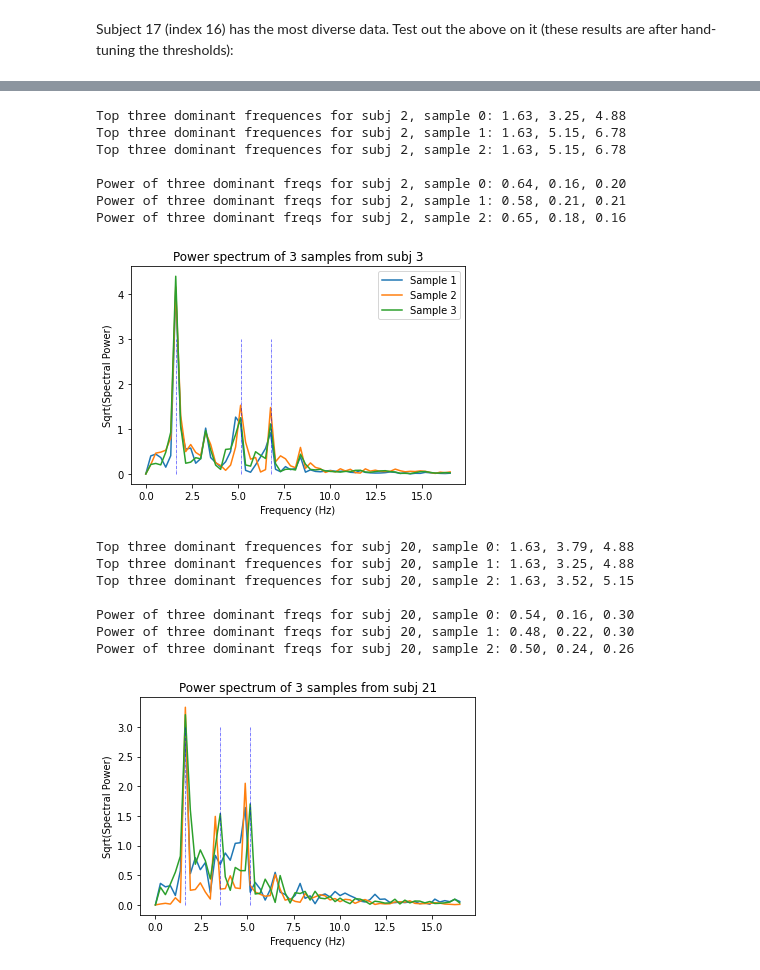
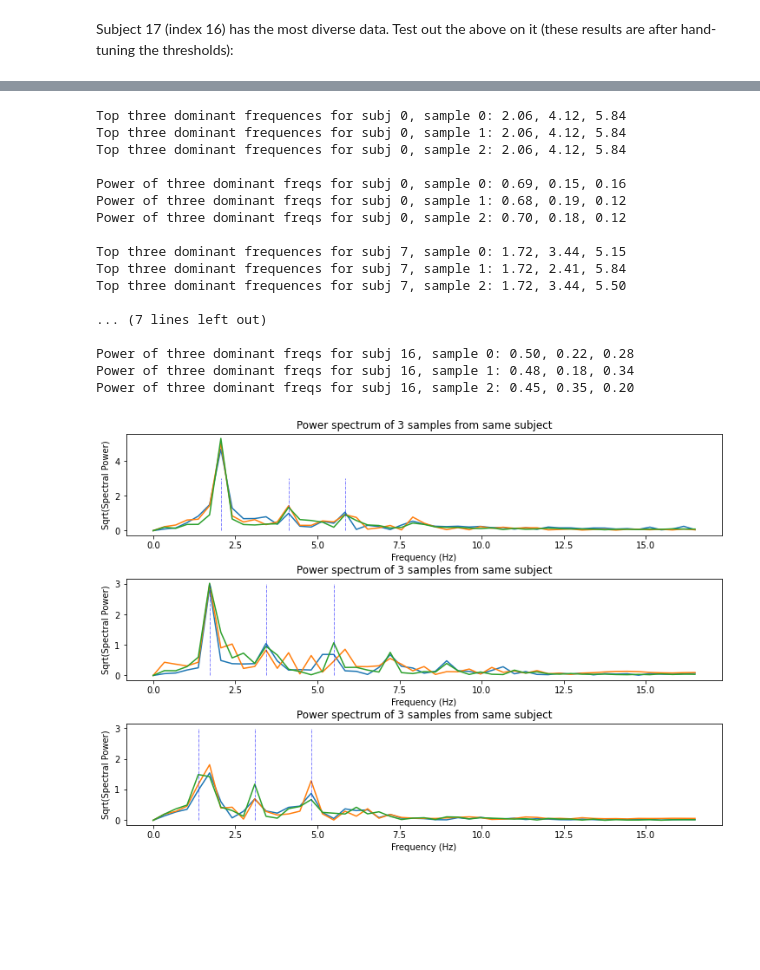
Before and after one commit to etotheipi/accelerometer_signal_proc, a Jupyter notebook: accelerometer_explore.ipynb, the cells around one changed output, grey strips where cells are left out. Cells and saved outputs as stored; diff of their text form; code cells hidden in the pictures; blank space fills up the shorter version.

```diff
--- a/accelerometer_explore.ipynb
+++ b/accelerometer_explore.ipynb
@@ -171,11 +179 @@ def plot_samples_for_subj(window_list):
     return fig, ax
-# %%
-
-i_subj = 16
-another_subj_windows = AccelUtils.extract_valid_time_windows_for_subj(
-    per_user_all_data[i_subj],
-    WINDOW_SIZE_SEC,
-    MAX_TIME_STEP)
-
-fig, ax = plot_samples_for_subj(another_subj_windows)
-_ = ax.set_title(f'Power spectrum of 3 samples from subj {i_subj+1}')
@@ -191,39 +180,28 @@ Power of three dominant freqs for subj 16, sample 2: 0.58, 0.17, 0.25
-# %%
-i_subj = 2
-another_subj_windows = AccelUtils.extract_valid_time_windows_for_subj(
-    per_user_all_data[i_subj],
-    WINDOW_SIZE_SEC,
-    MAX_TIME_STEP)
-
-fig, ax = plot_samples_for_subj(another_subj_windows)
-ax.legend(['Sample 1', 'Sample 2', 'Sample 3'])
-_ = ax.set_title(f'Power spectrum of 3 samples from subj {i_subj+1}')
-
-fig.savefig('sample_spectral_density.png')
-# %% [output]
-Top three dominant frequences for subj 2, sample 0: 1.63, 3.25, 4.88
-Top three dominant frequences for subj 2, sample 1: 1.63, 5.15, 6.78
-Top three dominant frequences for subj 2, sample 2: 1.63, 5.15, 6.78
-
-Power of three dominant freqs for subj 2, sample 0: 0.64, 0.16, 0.20
-Power of three dominant freqs for subj 2, sample 1: 0.58, 0.21, 0.21
-Power of three dominant freqs for subj 2, sample 2: 0.65, 0.18, 0.16
-[figure, removed]
-# %%
-i_subj = 20
-another_subj_windows = AccelUtils.extract_valid_time_windows_for_subj(
-    per_user_all_data[i_subj],
-    WINDOW_SIZE_SEC,
-    MAX_TIME_STEP)
-
-fig, ax = plot_samples_for_subj(another_subj_windows)
-_ = ax.set_title(f'Power spectrum of 3 samples from subj {i_subj+1}')
-# %% [output]
-Top three dominant frequences for subj 20, sample 0: 1.63, 3.79, 4.88
-Top three dominant frequences for subj 20, sample 1: 1.63, 3.25, 4.88
-Top three dominant frequences for subj 20, sample 2: 1.63, 3.52, 5.15
-
-Power of three dominant freqs for subj 20, sample 0: 0.54, 0.16, 0.30
-Power of three dominant freqs for subj 20, sample 1: 0.48, 0.22, 0.30
-Power of three dominant freqs for subj 20, sample 2: 0.50, 0.24, 0.26
-[figure, removed]
+# %%
+fig, axs = plt.subplots(3, 1, figsize=(10,7))
+for i,i_subj in enumerate([0, 7, 16]):
+    another_subj_windows = AccelUtils.extract_valid_time_windows_for_subj(
+        per_user_all_data[i_subj],
+        params['window_size_sec'],
+        params['max_dt'])
+
+    plot_samples_for_subj(another_subj_windows, params, fig, axs[i])
+# %% [output]
+Top three dominant frequences for subj 0, sample 0: 2.06, 4.12, 5.84
+Top three dominant frequences for subj 0, sample 1: 2.06, 4.12, 5.84
+Top three dominant frequences for subj 0, sample 2: 2.06, 4.12, 5.84
+
+Power of three dominant freqs for subj 0, sample 0: 0.69, 0.15, 0.16
+Power of three dominant freqs for subj 0, sample 1: 0.68, 0.19, 0.12
+Power of three dominant freqs for subj 0, sample 2: 0.70, 0.18, 0.12
+
+Top three dominant frequences for subj 7, sample 0: 1.72, 3.44, 5.15
+Top three dominant frequences for subj 7, sample 1: 1.72, 2.41, 5.84
+Top three dominant frequences for subj 7, sample 2: 1.72, 3.44, 5.50
+
+... (7 lines left out)
+
+Power of three dominant freqs for subj 16, sample 0: 0.50, 0.22, 0.28
+Power of three dominant freqs for subj 16, sample 1: 0.48, 0.18, 0.34
+Power of three dominant freqs for subj 16, sample 2: 0.45, 0.35, 0.20
+[figure, added]
```
Also changed, not shown: parts of 16 cells of this notebook, 12 other files.
